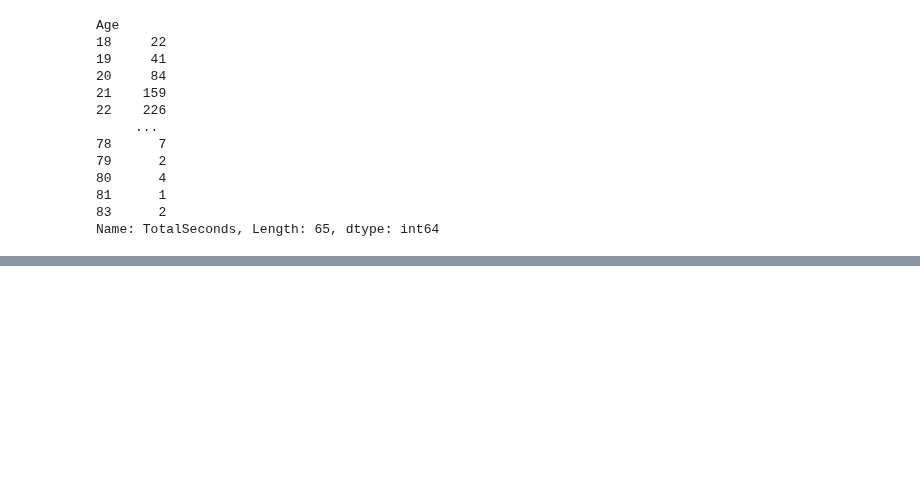
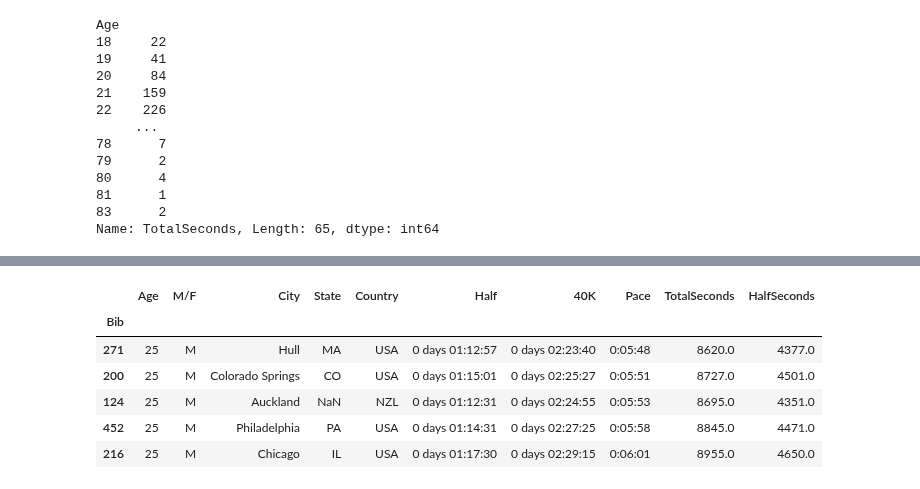
Before and after one commit to Byienio/Pandas_pg, a Jupyter notebook: GroupData.ipynb, the cells around one changed output, grey strips where cells are left out. Saved outputs shown, nothing was run; the diff lists cells and outputs as text; code cells hidden in the pictures; blank space fills up the shorter version.

Commit message:
Grouping with multiindex

```diff
--- a/GroupData.ipynb
+++ b/GroupData.ipynb
@@ -289,0 +373,10 @@ Name: TotalSeconds, Length: 65, dtype: int64
+# %%
+sex_age.get_group(("M",25)).head()
+# %% [output]
+|  | Age | M/F | City | State | Country | Half | 40K | Pace | TotalSeconds | HalfSeconds |
+| Bib |  |  |  |  |  |  |  |  |  |  |
+| 271 | 25 | M | Hull | MA | USA | 0 days 01:12:57 | 0 days 02:23:40 | 0:05:48 | 8620.0 | 4377.0 |
+| 200 | 25 | M | Colorado Springs | CO | USA | 0 days 01:15:01 | 0 days 02:25:27 | 0:05:51 | 8727.0 | 4501.0 |
+| 124 | 25 | M | Auckland | NaN | NZL | 0 days 01:12:31 | 0 days 02:24:55 | 0:05:53 | 8695.0 | 4351.0 |
+| 452 | 25 | M | Philadelphia | PA | USA | 0 days 01:14:31 | 0 days 02:27:25 | 0:05:58 | 8845.0 | 4471.0 |
+| 216 | 25 | M | Chicago | IL | USA | 0 days 01:17:30 | 0 days 02:29:15 | 0:06:01 | 8955.0 | 4650.0 |
```
Also changed, not shown: parts of 8 cells of this notebook.
